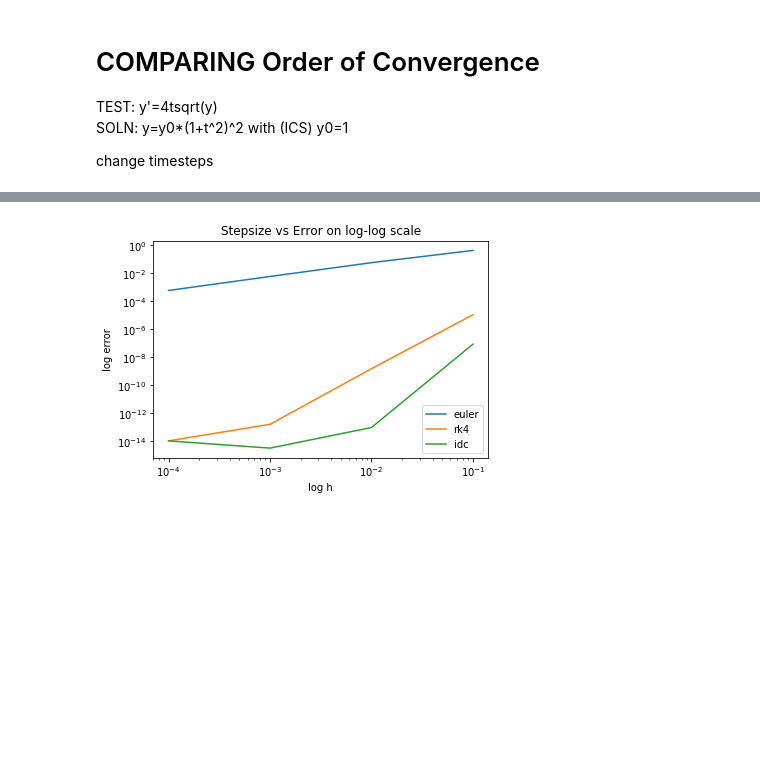
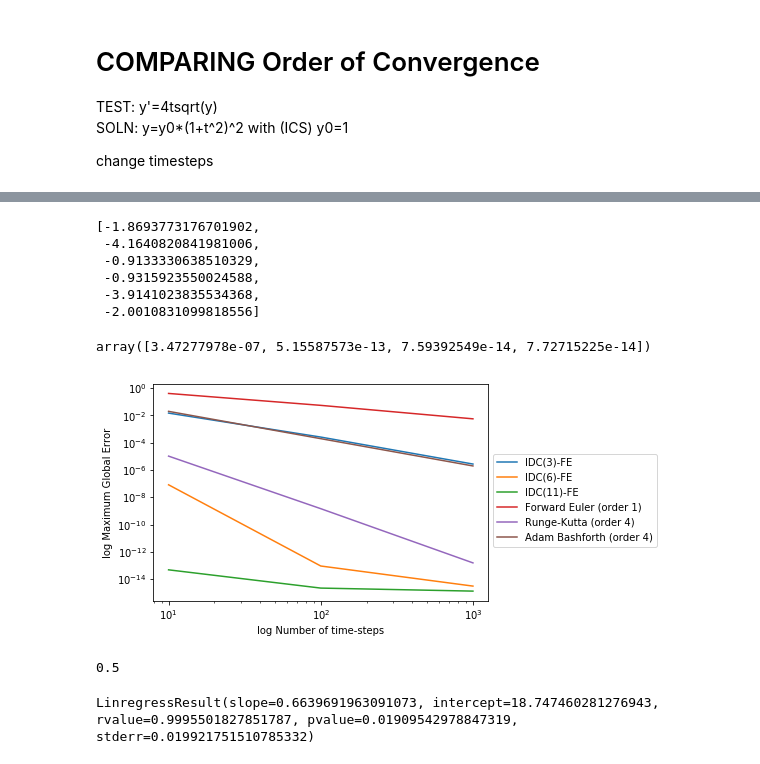
Before and after one commit to turbulencelover/time-integration-solvers, a Jupyter notebook: SolversPY.ipynb, the cells around one changed output, grey strips where cells are left out. Drawn from its saved outputs; the diff is of its cells as text; code cells hidden in the pictures; blank space fills up the shorter version.

```diff
--- a/SolversPY.ipynb
+++ b/SolversPY.ipynb
@@ -123,7 +136,7 @@ def idc_fe(a,b,alpha, N, p, f):
         if j != J-1:
             eta_overlaps[j+1] = eta[M,j,M]
 
-    return eta_sol
+    return np.arange(a,b+dt,dt)[:-1], eta_sol[:-1]
 # %%
 N=200
 a,b = 0,10
@@ -253,7 +254,7 @@ plt.legend(['y_true', 'y_pred'])
 # %%
-errors = []
-ks = []
-
+errors = []'exact'
+ks = []'exact'
+'exact'
 for k in [5,10,20,25,50]:
     # K = 5
     t = np.linspace(0, 2, 101)
@@ -268,5 +269,5 @@ plt.plot(ks, errors,'b-', markersize=2)
 plt.grid()
 plt.xlabel('log(k)')
 plt.ylabel(r'log(max global error)')
-plt.title('Integral Deferred Correction')
+plt.title('RIDC(p,K)-FE')
 plt.show()
@@ -336,7 +335,7 @@ def ridc_ab(a,b,alpha, N, p, K, f):
         if j != J-1:
             eta_overlaps[j+1] = eta[M,j,K]
 
-    return eta_sol
+    return np.arange(a,b+dt,dt), eta_sol
 # %%
 ts = np.linspace(0, 1, 101)
 # a, b , alpha, N, p, K, f
@@ -433,7 +468,10 @@ def analyse_scheme(dy_t, y, a,b, ics, step_sizes, order_idc):
 # %%
-h_sizes = [10**i for i in np.linspace(-1,-4, 4)]
+h_sizes = [10**i for i in [-1, -2, -3, -4]]
 
 start, stop = 0, 1
 
-max_global_err = analyse_scheme(dy_dt, y, start, stop, y0, h_sizes, 6)
+N = [1/h for h in h_sizes]
+
+max_global_err = analyse_scheme(dy_dt, y, start, stop, y0, h_sizes, [3,6,11])
+print(max_global_err)
 # %% [output]
@@ -444,11 +479,36 @@ max_global_err = analyse_scheme(dy_dt, y, start, stop, y0, h_sizes, 6)
-# %%
-plt.plot(h_sizes,max_global_err)
-plt.yscale('log')
-plt.xscale('log')
-plt.ylabel('log error')
-plt.xlabel('log h')
-plt.legend(['euler', 'rk4', 'idc'])
-plt.title('Stepsize vs Error on log-log scale')
-plt.show()
-# %% [output]
-[figure, removed]
+# %%
+slopes = [1/linregress(np.log(np.array(max_global_err)[:-1,i]), np.log(np.array(N[:-1])))[0] for i in range(6)]
+slopes
+# %% [output]
+[-1.8693773176701902,
+ -4.1640820841981006,
+ -0.9133330638510329,
+ -0.9315923550024588,
+ -3.9141023835534368,
+ -2.0010831099818556]
+# %%
+np.array(max_global_err)[:,1]
+# %% [output]
+array([3.47277978e-07, 5.15587573e-13, 7.59392549e-14, 7.72715225e-14])
+# %%
+plt.plot(N[:-1],max_global_err[:-1])
+plt.yscale('log')
+plt.xscale('log')
+plt.ylabel('log Maximum Global Error')
+plt.xlabel('log Number of time-steps')
+plt.legend(['IDC(3)-FE', 'IDC(6)-FE', 'IDC(11)-FE','Forward Euler (order 1)', 'Runge-Kutta (order 4)','Adam Bashforth (order 4)', ], loc='centre right', bbox_to_anchor=(1, 0.7))
+plt.show()
+# %% [output]
+[figure, added]
+# %%
+np.mean(np.diff([1,2,3,4,5])/np.diff([2,4,6,8,10]))
+# %% [output]
+0.5
+# %%
+x=np.array([[1,23],[12,23],[324,234]])
+
+from scipy.stats import linregress
+
+linregress(x)
+# %% [output]
+LinregressResult(slope=0.6639691963091073, intercept=18.747460281276943, rvalue=0.9995501827851787, pvalue=0.01909542978847319, stderr=0.019921751510785332)
```
Also changed, not shown: parts of 13 cells of this notebook, 1 other file.
